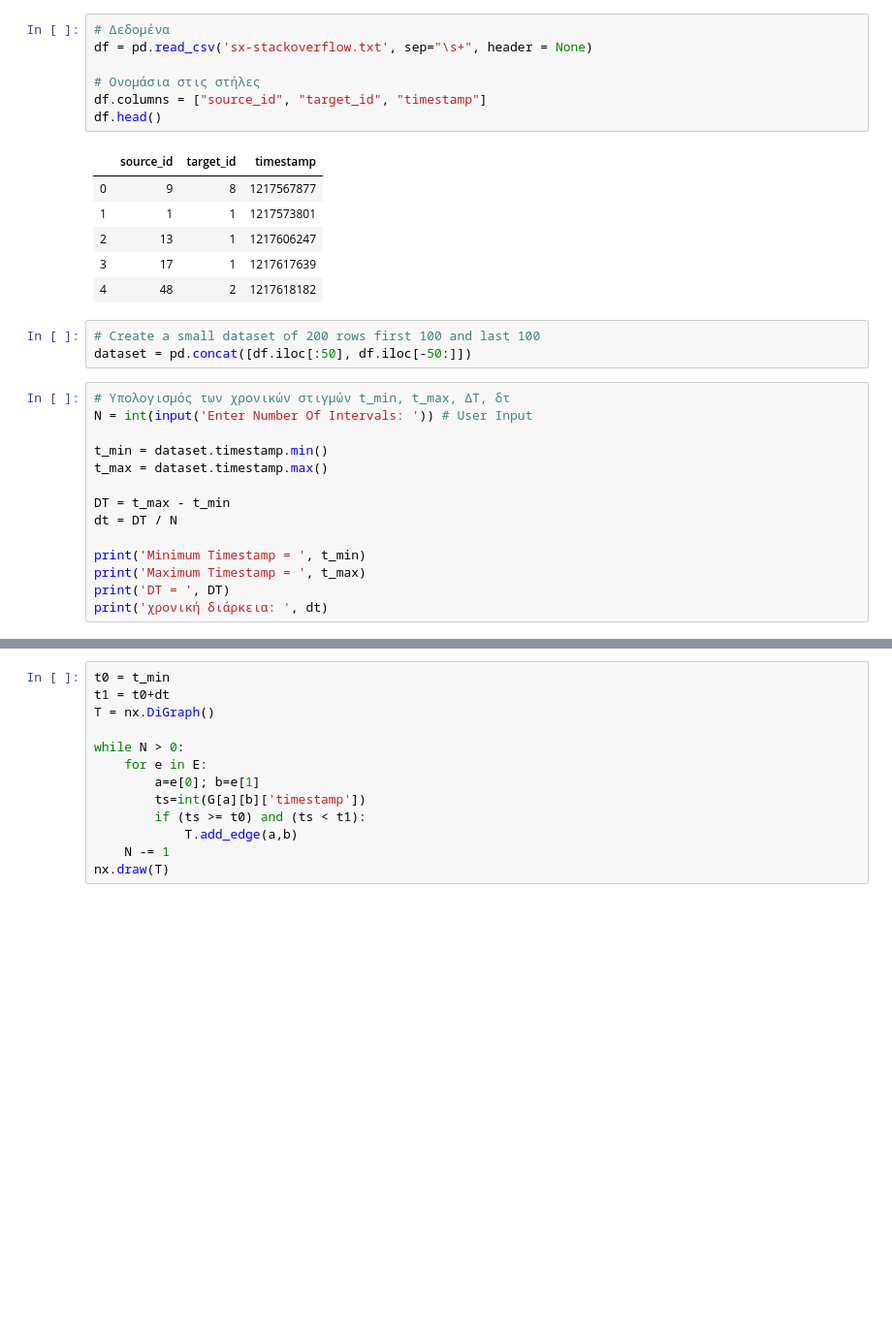
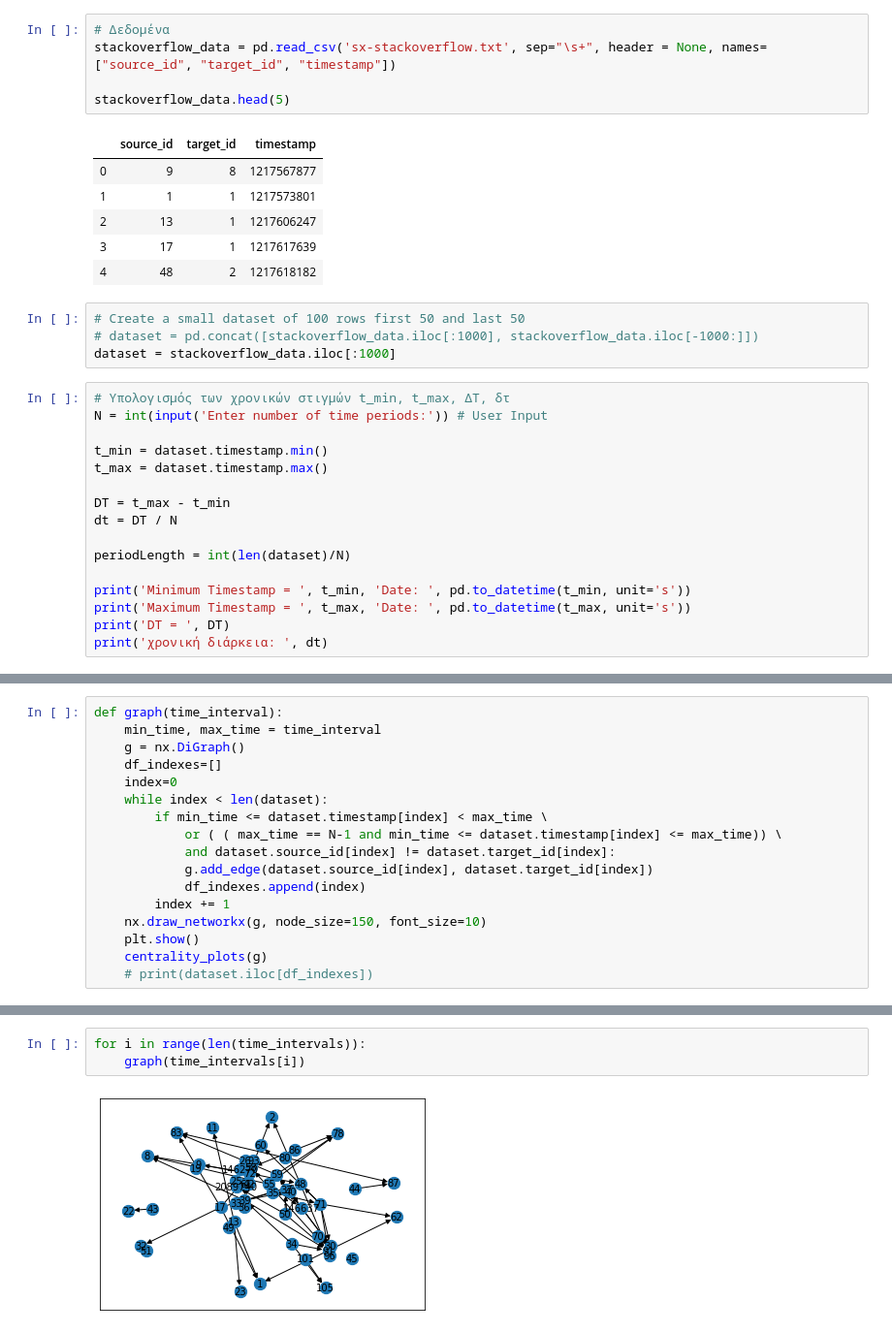
Before and after one commit to georgesimos/-, a Jupyter notebook: Υπολογιστική Εξαγωγή Μέτρων Κεντρικότητας και Πρόγνωση Ακμών.ipynb, the cells around one changed output, grey strips where cells are left out. Shown at 97% size. Cells and saved outputs as stored; diff of their text form; blank space fills up the shorter version.

```diff
--- a/Υπολογιστική Εξαγωγή Μέτρων Κεντρικότητας και Πρόγνωση Ακμών.ipynb
+++ b/Υπολογιστική Εξαγωγή Μέτρων Κεντρικότητας και Πρόγνωση Ακμών.ipynb
@@ -13,10 +6,8 @@ import scipy.optimize as optimize
 # %%
 # Δεδομένα
-df = pd.read_csv('sx-stackoverflow.txt', sep="\s+", header = None)
+stackoverflow_data = pd.read_csv('sx-stackoverflow.txt', sep="\s+", header = None, names=["source_id", "target_id", "timestamp"])
 
-# Ονομάσια στις στήλες
-df.columns = ["source_id", "target_id", "timestamp"]
-df.head()
+stackoverflow_data.head(5)
 # %% [output]
 |  | source_id | target_id | timestamp |
 | 0 | 9 | 8 | 1217567877 |
@@ -25,11 +16,12 @@ df.head()
 | 3 | 17 | 1 | 1217617639 |
 | 4 | 48 | 2 | 1217618182 |
 # %%
-# Create a small dataset of 200 rows first 100 and last 100
-dataset = pd.concat([df.iloc[:50], df.iloc[-50:]])
+# Create a small dataset of 100 rows first 50 and last 50
+# dataset = pd.concat([stackoverflow_data.iloc[:1000], stackoverflow_data.iloc[-1000:]])
+dataset = stackoverflow_data.iloc[:1000]
 # %%
 # Υπολογισμός των χρονικών στιγμών t_min, t_max, ΔΤ, δτ
-N = int(input('Enter Number Of Intervals: ')) # User Input
+N = int(input('Enter number of time periods:')) # User Input
 
 t_min = dataset.timestamp.min()
 t_max = dataset.timestamp.max()
@@ -37,8 +29,10 @@ t_max = dataset.timestamp.max()
 DT = t_max - t_min
 dt = DT / N
 
-print('Minimum Timestamp = ', t_min)
-print('Maximum Timestamp = ', t_max)
+periodLength = int(len(dataset)/N)
+
+print('Minimum Timestamp = ', t_min, 'Date: ', pd.to_datetime(t_min, unit='s'))
+print('Maximum Timestamp = ', t_max, 'Date: ', pd.to_datetime(t_max, unit='s'))
 print('DT = ', DT)
 print('χρονική διάρκεια: ', dt)
 # %% [output]
@@ -82,3 +63,20 @@ Edges:  87
+# %%
+def graph(time_interval):
+    min_time, max_time = time_interval
+    g = nx.DiGraph()
+    df_indexes=[]
+    index=0
+    while index < len(dataset):
+        if min_time <= dataset.timestamp[index] < max_time \
+            or ( ( max_time == N-1 and min_time <= dataset.timestamp[index] <= max_time)) \
+            and dataset.source_id[index] != dataset.target_id[index]:
+            g.add_edge(dataset.source_id[index], dataset.target_id[index])
+            df_indexes.append(index)
+        index += 1
+    nx.draw_networkx(g, node_size=150, font_size=10)
+    plt.show()
+    centrality_plots(g)
+    # print(dataset.iloc[df_indexes])
 # %%
 def centrality_plots(G):
 
@@ -141,13 +141,5 @@ centrality_plots(G)
-# %%
-t0 = t_min
-t1 = t0+dt
-T = nx.DiGraph()
-
-while N > 0:
-    for e in E:
-        a=e[0]; b=e[1]
-        ts=int(G[a][b]['timestamp'])
-        if (ts >= t0) and (ts < t1):
-            T.add_edge(a,b)
-    N -= 1
-nx.draw(T)
+# %%
+for i in range(len(time_intervals)):
+    graph(time_intervals[i])
+# %% [output]
+[figure, added]
```
Also changed, not shown: parts of 10 cells of this notebook.
